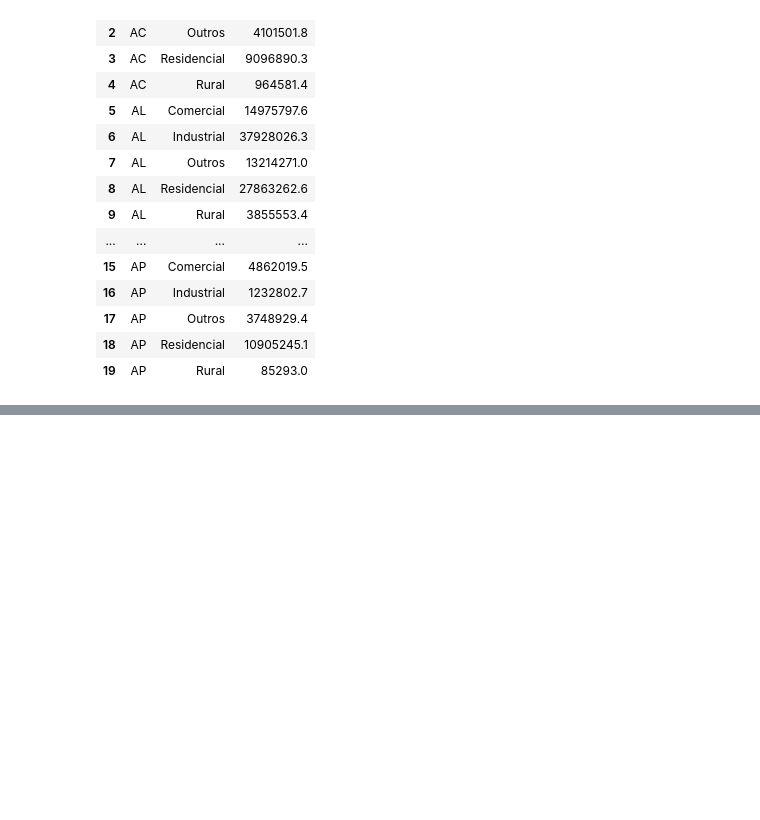
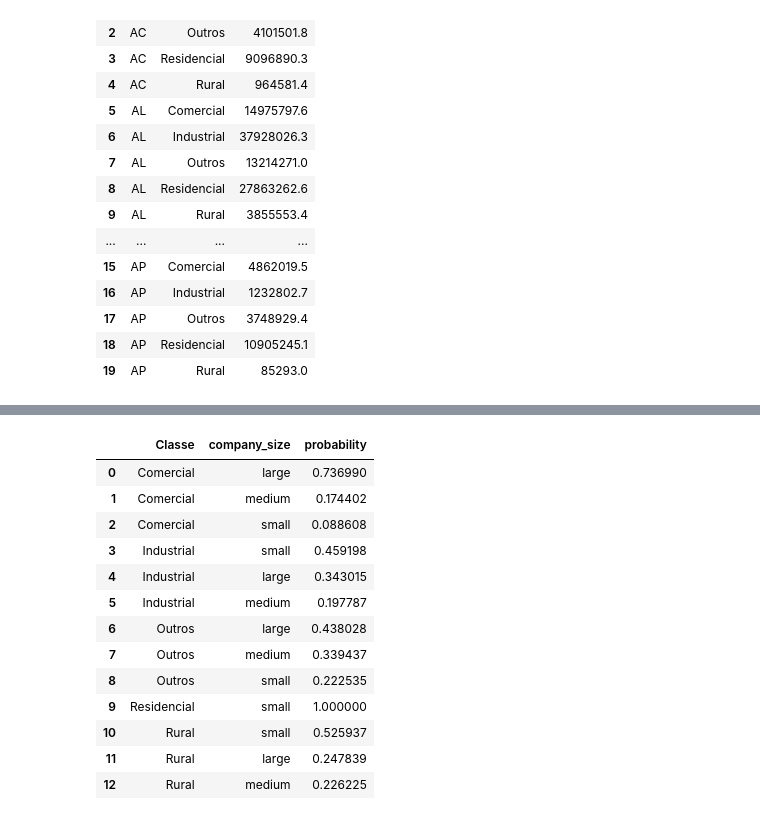
Before and after one commit to carbon-footprint-analysis/carbon-footprint-analysis, a Jupyter notebook: notebooks/eda.ipynb, the cells around one changed output, grey strips where cells are left out. Cells and saved outputs as stored; diff of their text form; code cells hidden in the pictures; blank space fills up the shorter version.

```diff
--- a/notebooks/eda.ipynb
+++ b/notebooks/eda.ipynb
@@ -1016,0 +1067,2 @@ memory usage: 61.0+ MB
+# %%
+df_epe = df_2025.copy()
@@ -1016,0 +1109,2 @@ memory usage: 61.0+ MB
+# %%
+df_epe['company_size'] = df_epe.apply(classify_company_size, axis=1)
@@ -1016,0 +1120,24 @@ memory usage: 61.0+ MB
+# %%
+size_dist = (
+    df_epe
+    .groupby('Classe')['company_size']
+    .value_counts(normalize=True)
+    .reset_index(name='probability')
+)
+# %%
+size_dist
+# %% [output]
+|  | Classe | company_size | probability |
+| 0 | Comercial | large | 0.736990 |
+| 1 | Comercial | medium | 0.174402 |
+| 2 | Comercial | small | 0.088608 |
+| 3 | Industrial | small | 0.459198 |
+| 4 | Industrial | large | 0.343015 |
+| 5 | Industrial | medium | 0.197787 |
+| 6 | Outros | large | 0.438028 |
+| 7 | Outros | medium | 0.339437 |
+| 8 | Outros | small | 0.222535 |
+| 9 | Residencial | small | 1.000000 |
+| 10 | Rural | small | 0.525937 |
+| 11 | Rural | large | 0.247839 |
+| 12 | Rural | medium | 0.226225 |
```
Also changed, not shown: parts of 42 cells of this notebook, 2 other files.
